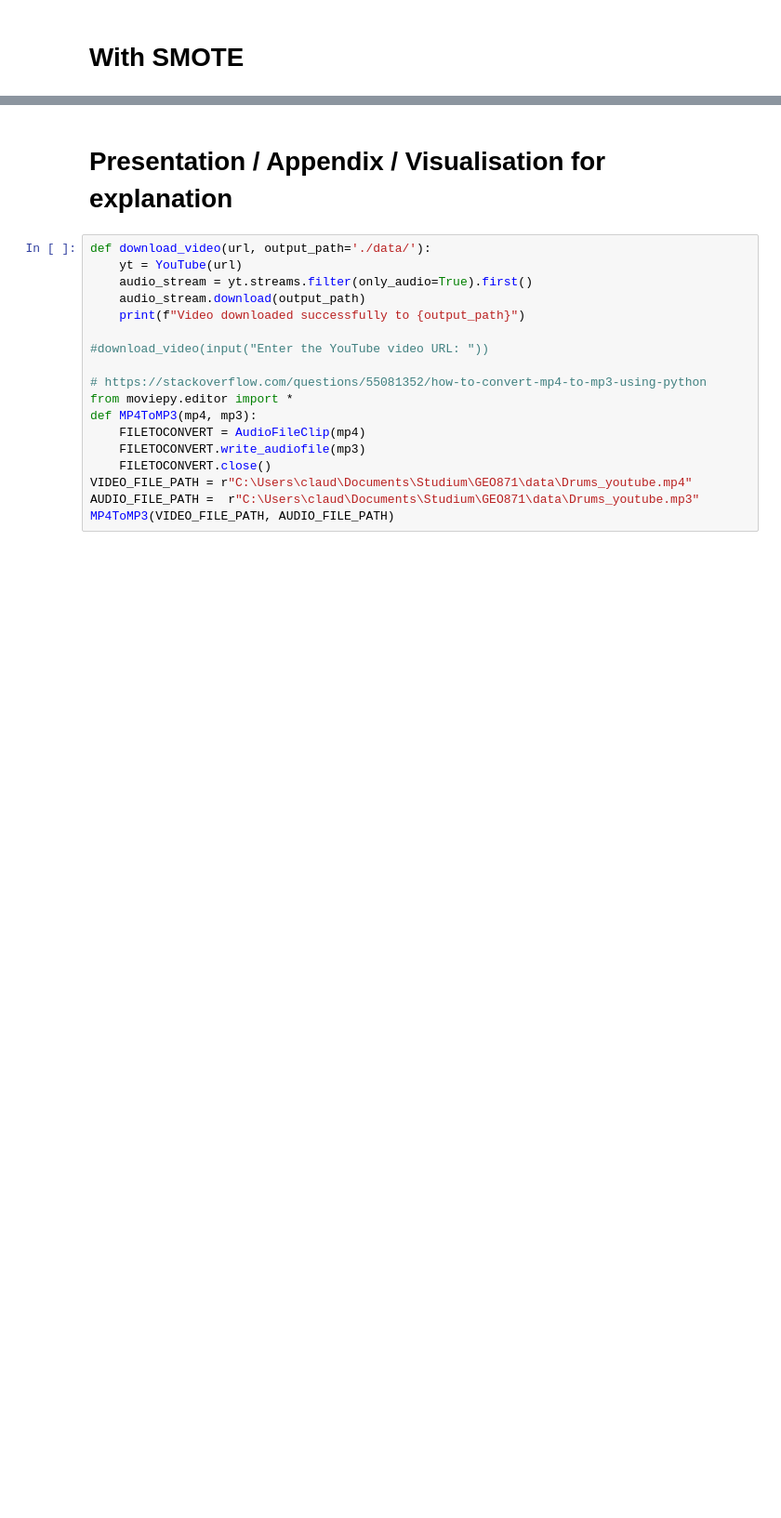
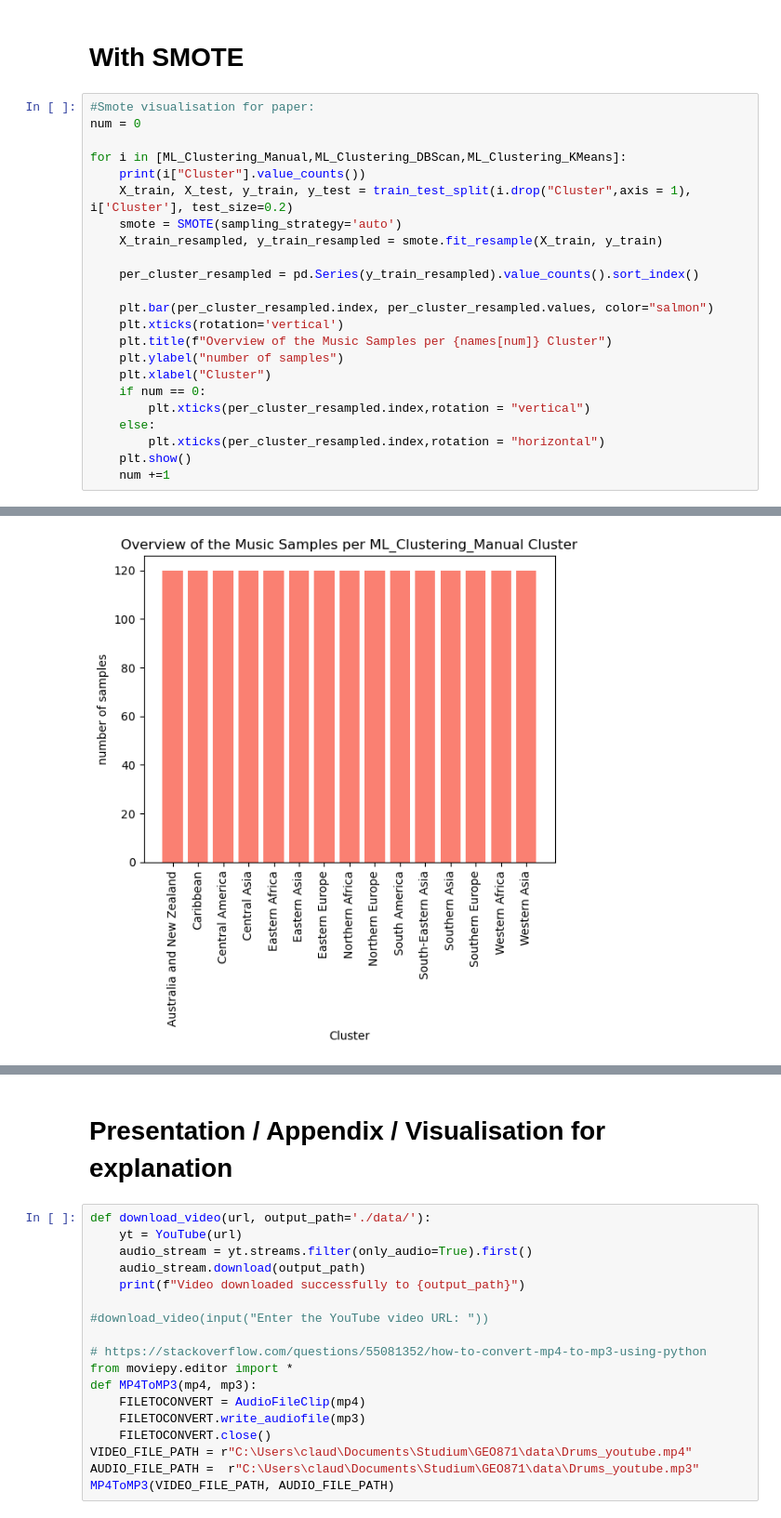
Before and after one commit to widmerc/GEO871, a Jupyter notebook: Project.ipynb, the cells around one changed output, grey strips where cells are left out. Shown at 93% size. Saved outputs shown, nothing was run; the diff lists cells and outputs as text; blank space fills up the shorter version.

```diff
--- a/Project.ipynb
+++ b/Project.ipynb
@@ -490,2 +459,26 @@ Best Accuracy Score: 0.8831326139923424
 # %% [markdown]
 # With SMOTE
+# %%
+#Smote visualisation for paper:
+num = 0
+
+for i in [ML_Clustering_Manual,ML_Clustering_DBScan,ML_Clustering_KMeans]:
+    print(i["Cluster"].value_counts())
+    X_train, X_test, y_train, y_test = train_test_split(i.drop("Cluster",axis = 1), i['Cluster'], test_size=0.2)
+    smote = SMOTE(sampling_strategy='auto')
+    X_train_resampled, y_train_resampled = smote.fit_resample(X_train, y_train)
+
+    per_cluster_resampled = pd.Series(y_train_resampled).value_counts().sort_index()
+
+    plt.bar(per_cluster_resampled.index, per_cluster_resampled.values, color="salmon")
+    plt.xticks(rotation='vertical')
+    plt.title(f"Overview of the Music Samples per {names[num]} Cluster")
+    plt.ylabel("number of samples")
+    plt.xlabel("Cluster")
+    if num == 0:
+        plt.xticks(per_cluster_resampled.index,rotation = "vertical")
+    else:
+        plt.xticks(per_cluster_resampled.index,rotation = "horizontal")
+    plt.show()
+    num +=1
+# %% [output]
@@ -491,0 +502 @@ Best Accuracy Score: 0.8831326139923424
+[figure, added]
```
Also changed, not shown: parts of 16 cells of this notebook, 13 other files.
